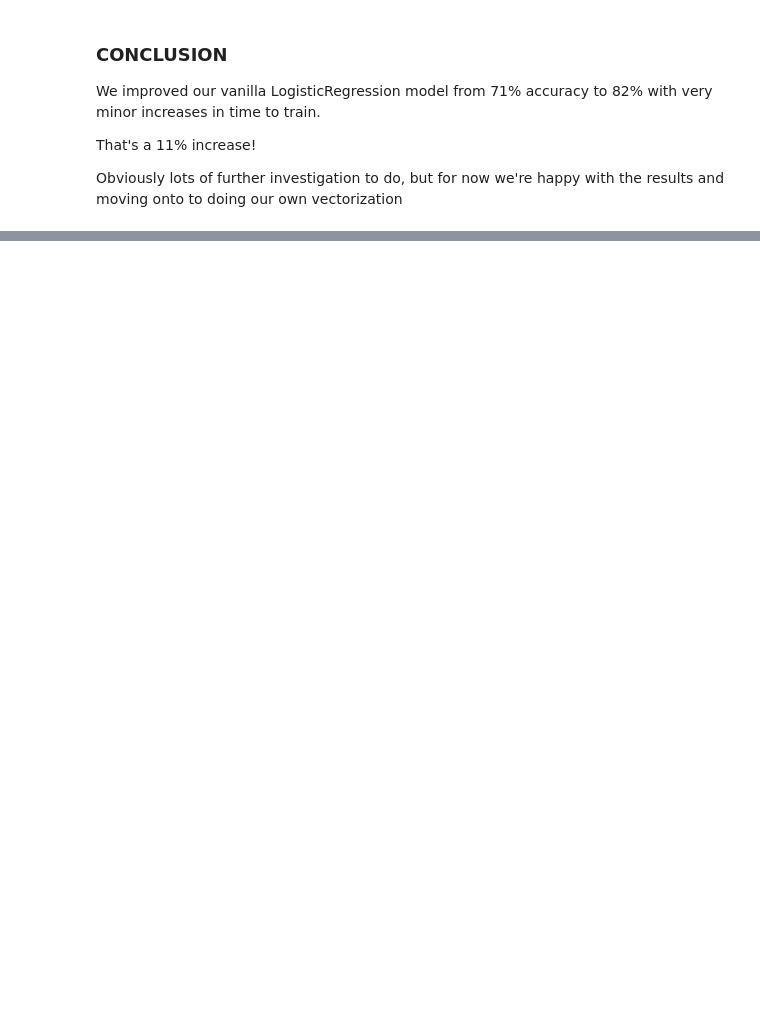
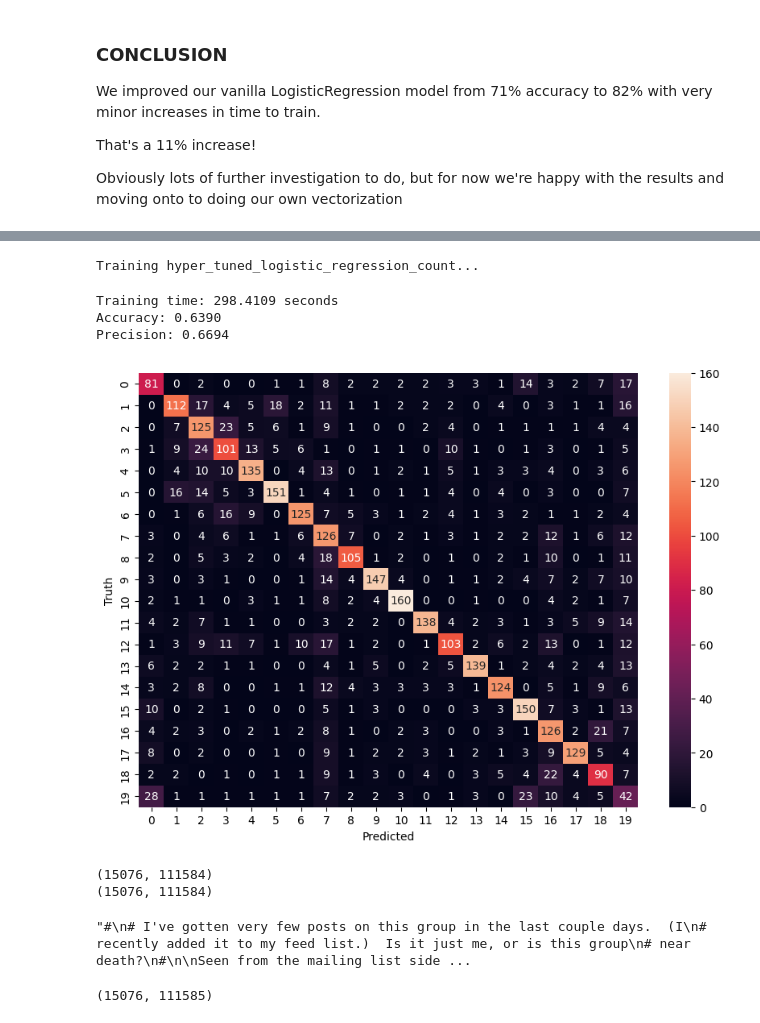
Before and after one commit to mikhailmena/BigBrainTeam, a Jupyter notebook: bigBrain.ipynb, the cells around one changed output, grey strips where cells are left out. Saved outputs shown, nothing was run; the diff lists cells and outputs as text; code cells hidden in the pictures; blank space fills up the shorter version.

```diff
--- a/bigBrain.ipynb
+++ b/bigBrain.ipynb
@@ -692,0 +831,30 @@ Obviously lots of further investigation to do, but for now we're happy with the
+# %%
+# Initialize the TfidfVectorizer
+count_vectorizer = CountVectorizer()
+
+# Fit the vectorizer on the training set and transform the training set
+count_vectors_train = count_vectorizer.fit_transform(sentences_train)
+
+# Transform the test set using the same vectorizer
+count_vectors_test = count_vectorizer.transform(sentences_test)
+# %%
+train_and_evaluate_with_confusion(
+  "hyper_tuned_logistic_regression_count",
+  best_model_2,
+  count_vectors_train,
+  classifications_train,
+  count_vectors_test,
+  classifications_test,
+)
+# %% [output]
+Training hyper_tuned_logistic_regression_count...
+Training time: 298.4109 seconds
+Accuracy: 0.6390
+Precision: 0.6694
+[figure, added]
+# %%
+print(tfidf_vectors_train.shape)
+print(count_vectors_train.shape)
+# %% [output]
+(15076, 111584)
+(15076, 111584)
@@ -692,0 +865,4 @@ Obviously lots of further investigation to do, but for now we're happy with the
+# %%
+sentences_mod[0]
+# %% [output]
+"#\n# I've gotten very few posts on this group in the last couple days.  (I\n# recently added it to my feed list.)  Is it just me, or is this group\n# near death?\n#\n\nSeen from the mailing list side ...
@@ -692,0 +875,4 @@ Obviously lots of further investigation to do, but for now we're happy with the
+# %%
+count_vectors_train_mod.shape
+# %% [output]
+(15076, 111585)
```
Also changed, not shown: parts of 28 cells of this notebook.
